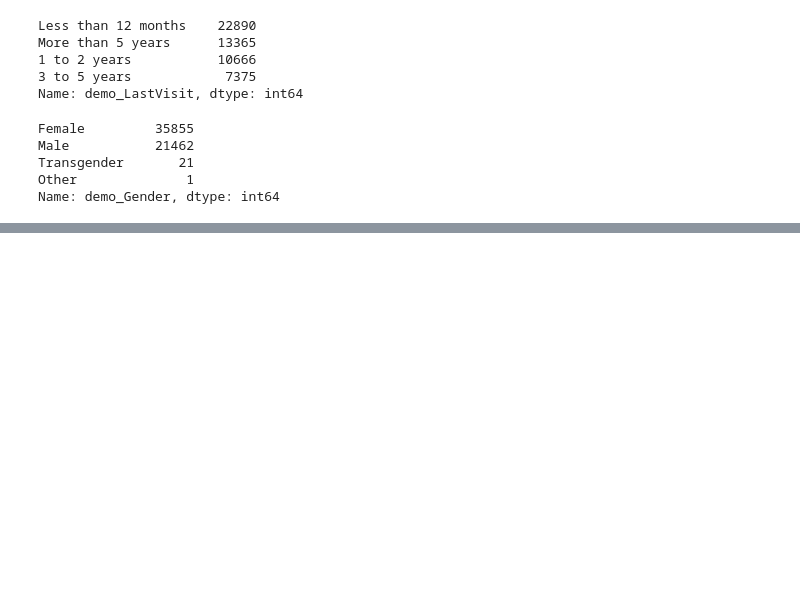
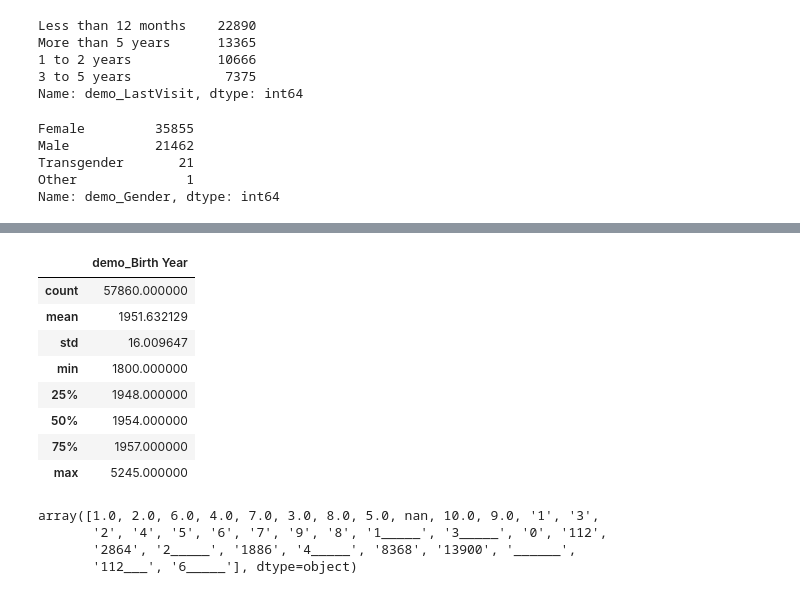
Before and after one commit to Jmiah789/smile-on-get_tootha_choppa, a Jupyter notebook: notebooks/Demographics.ipynb, the cells around one changed output, grey strips where cells are left out. Drawn from its saved outputs; the diff is of its cells as text; code cells hidden in the pictures; blank space fills up the shorter version.

```diff
--- a/notebooks/Demographics.ipynb
+++ b/notebooks/Demographics.ipynb
@@ -146,0 +213,19 @@ Name: demo_Gender, dtype: int64
+# %%
+df_demo.describe()
+# %% [output]
+|  | demo_Birth Year |
+| count | 57860.000000 |
+| mean | 1951.632129 |
+| std | 16.009647 |
+| min | 1800.000000 |
+| 25% | 1948.000000 |
+| 50% | 1954.000000 |
+| 75% | 1957.000000 |
+| max | 5245.000000 |
+# %%
+df_demo['demo_NumInHouse'].unique()
+# %% [output]
+array([1.0, 2.0, 6.0, 4.0, 7.0, 3.0, 8.0, 5.0, nan, 10.0, 9.0, '1', '3',
+       '2', '4', '5', '6', '7', '9', '8', '1_____', '3_____', '0', '112',
+       '2864', '2_____', '1886', '4_____', '8368', '13900', '______',
+       '112___', '6_____'], dtype=object)
```
Also changed, not shown: parts of 15 cells of this notebook, 3 other files.
